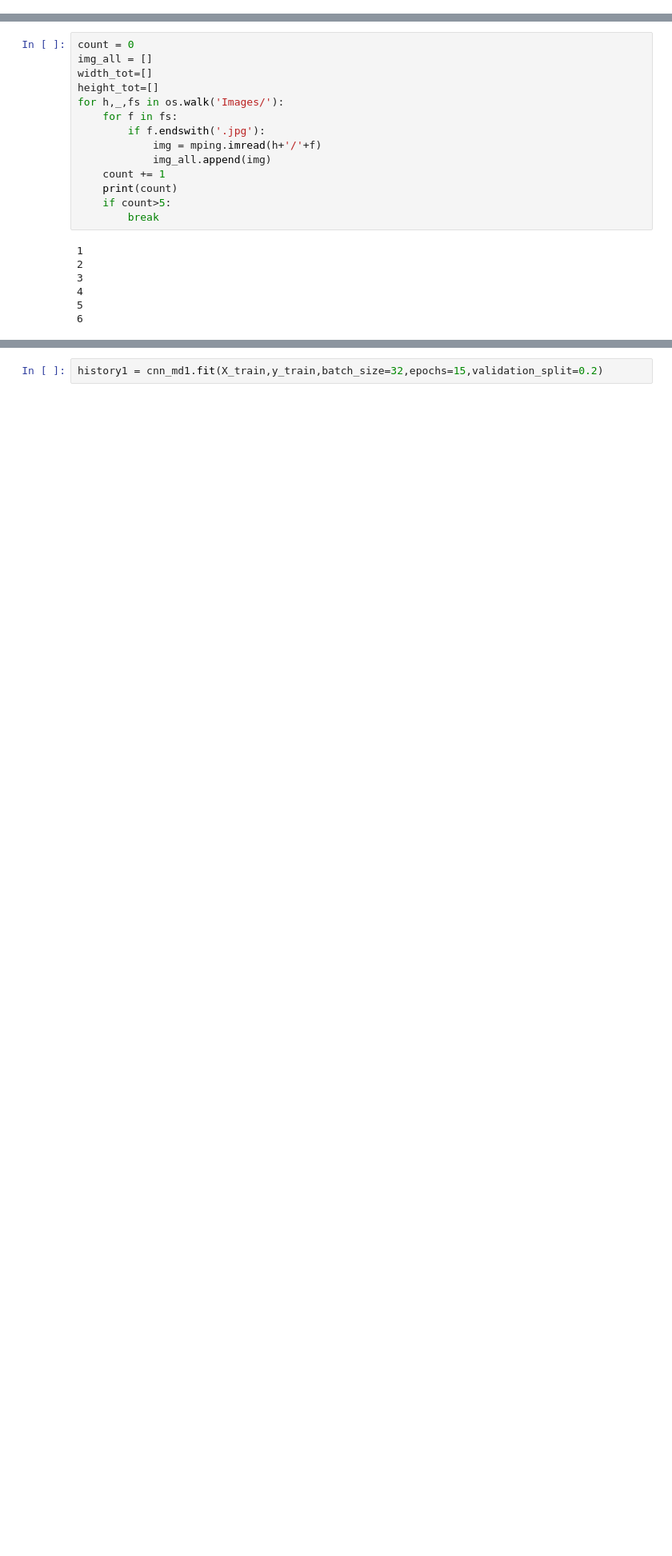
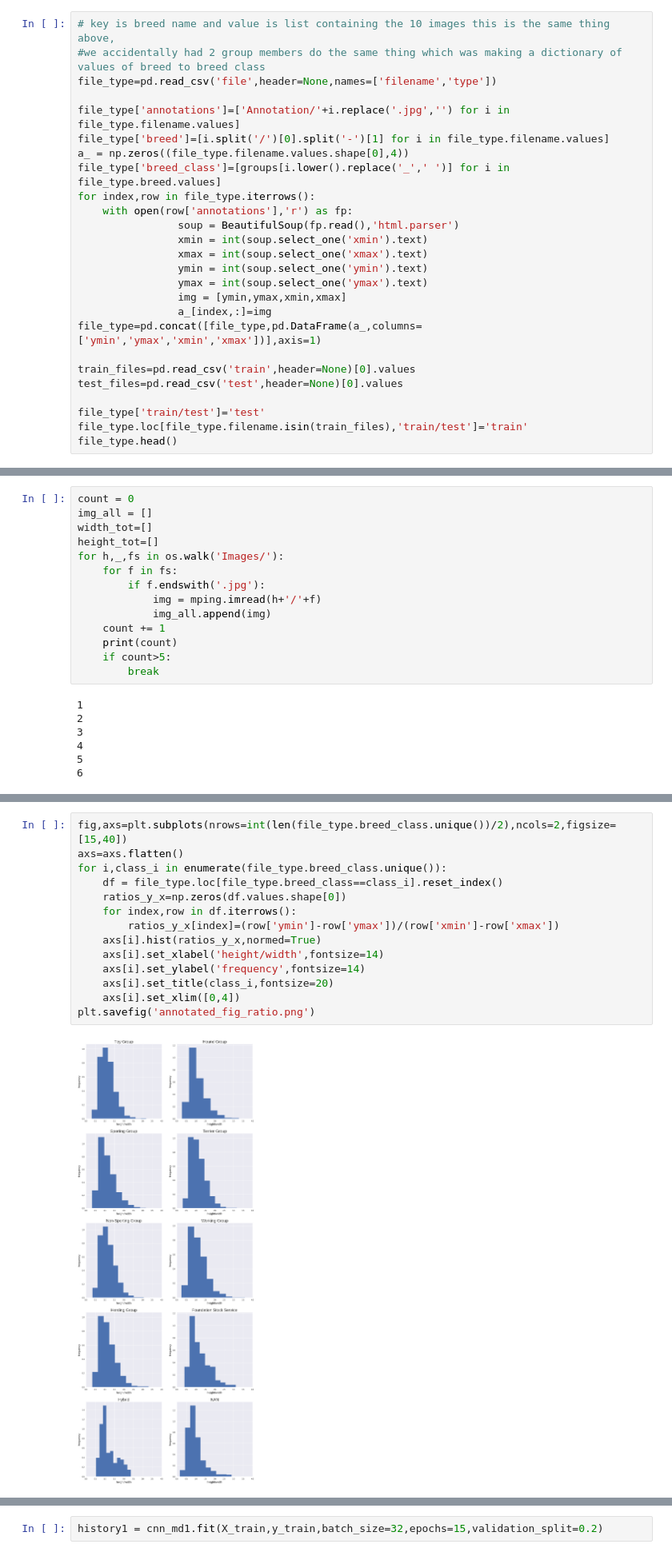
Before and after one commit to ayshaw/Dog-Breed-Project, a Jupyter notebook: milestone_3.ipynb, the cells around one changed output, grey strips where cells are left out. Shown at 80% size. Drawn from its saved outputs; the diff is of its cells as text; blank space fills up the shorter version.

```diff
--- a/milestone_3.ipynb
+++ b/milestone_3.ipynb
@@ -65,0 +108,26 @@ def resize3(im,desired_size=250):
+# %%
+# key is breed name and value is list containing the 10 images this is the same thing above,
+#we accidentally had 2 group members do the same thing which was making a dictionary of values of breed to breed class
+file_type=pd.read_csv('file',header=None,names=['filename','type'])
+
+file_type['annotations']=['Annotation/'+i.replace('.jpg','') for i in file_type.filename.values]
+file_type['breed']=[i.split('/')[0].split('-')[1] for i in file_type.filename.values]
+a_ = np.zeros((file_type.filename.values.shape[0],4))
+file_type['breed_class']=[groups[i.lower().replace('_',' ')] for i in file_type.breed.values]
+for index,row in file_type.iterrows():
+    with open(row['annotations'],'r') as fp:
+                soup = BeautifulSoup(fp.read(),'html.parser')
+                xmin = int(soup.select_one('xmin').text)
+                xmax = int(soup.select_one('xmax').text)
+                ymin = int(soup.select_one('ymin').text)
+                ymax = int(soup.select_one('ymax').text)
+                img = [ymin,ymax,xmin,xmax]
+                a_[index,:]=img
+file_type=pd.concat([file_type,pd.DataFrame(a_,columns=['ymin','ymax','xmin','xmax'])],axis=1)
+
+train_files=pd.read_csv('train',header=None)[0].values
+test_files=pd.read_csv('test',header=None)[0].values
+
+file_type['train/test']='test'
+file_type.loc[file_type.filename.isin(train_files),'train/test']='train'
+file_type.head()
@@ -255,0 +186,16 @@ y_train = np.array(to_categorical([group2num[y] for y in y_train],8))
+# %%
+fig,axs=plt.subplots(nrows=int(len(file_type.breed_class.unique())/2),ncols=2,figsize=[15,40])
+axs=axs.flatten()
+for i,class_i in enumerate(file_type.breed_class.unique()):
+    df = file_type.loc[file_type.breed_class==class_i].reset_index()
+    ratios_y_x=np.zeros(df.values.shape[0])
+    for index,row in df.iterrows():
+        ratios_y_x[index]=(row['ymin']-row['ymax'])/(row['xmin']-row['xmax'])
+    axs[i].hist(ratios_y_x,normed=True)
+    axs[i].set_xlabel('height/width',fontsize=14)
+    axs[i].set_ylabel('frequency',fontsize=14)
+    axs[i].set_title(class_i,fontsize=20)
+    axs[i].set_xlim([0,4])
+plt.savefig('annotated_fig_ratio.png')
+# %% [output]
+[figure, added]
```
Also changed, not shown: parts of 28 cells of this notebook, 3 other files.
